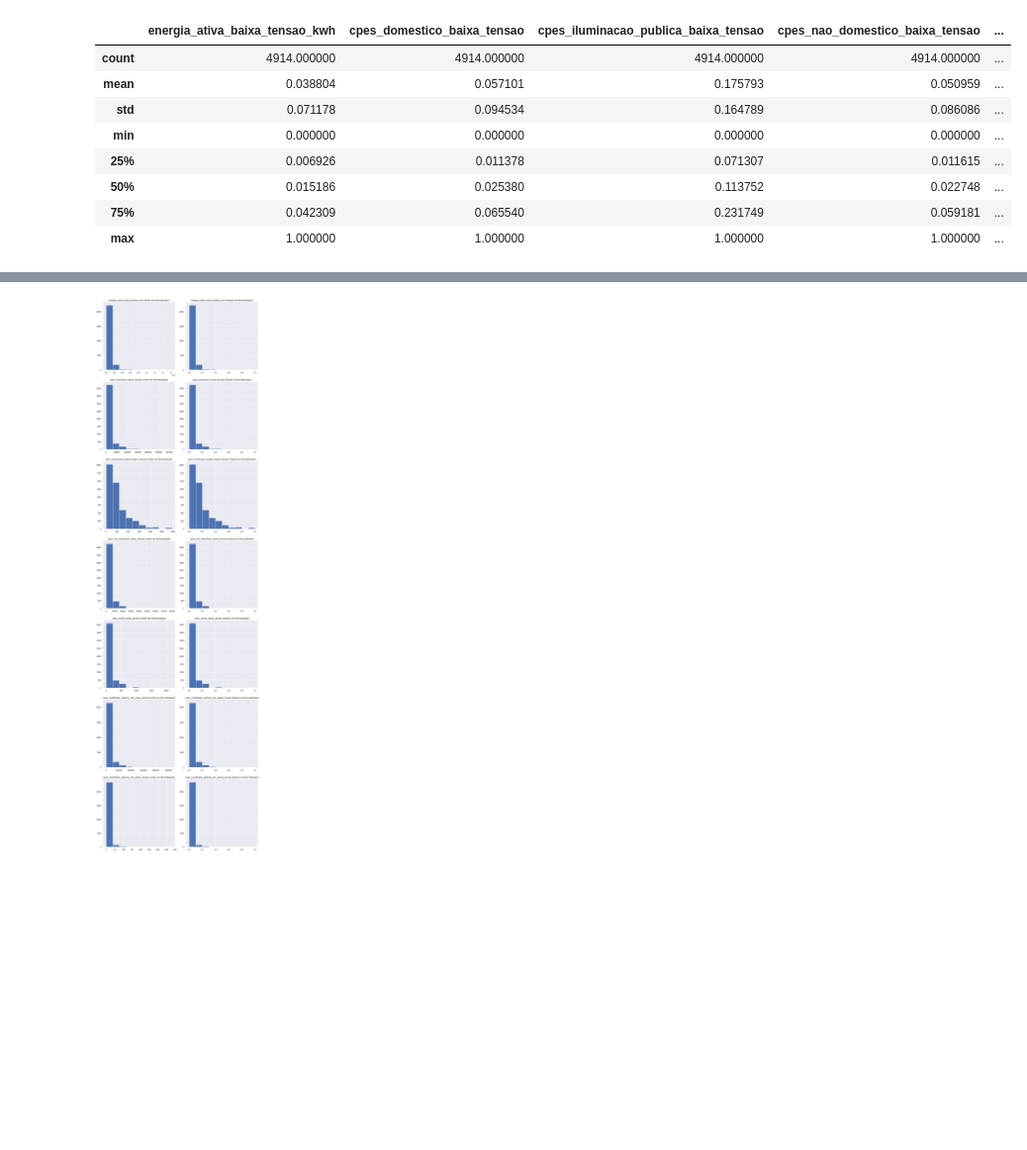
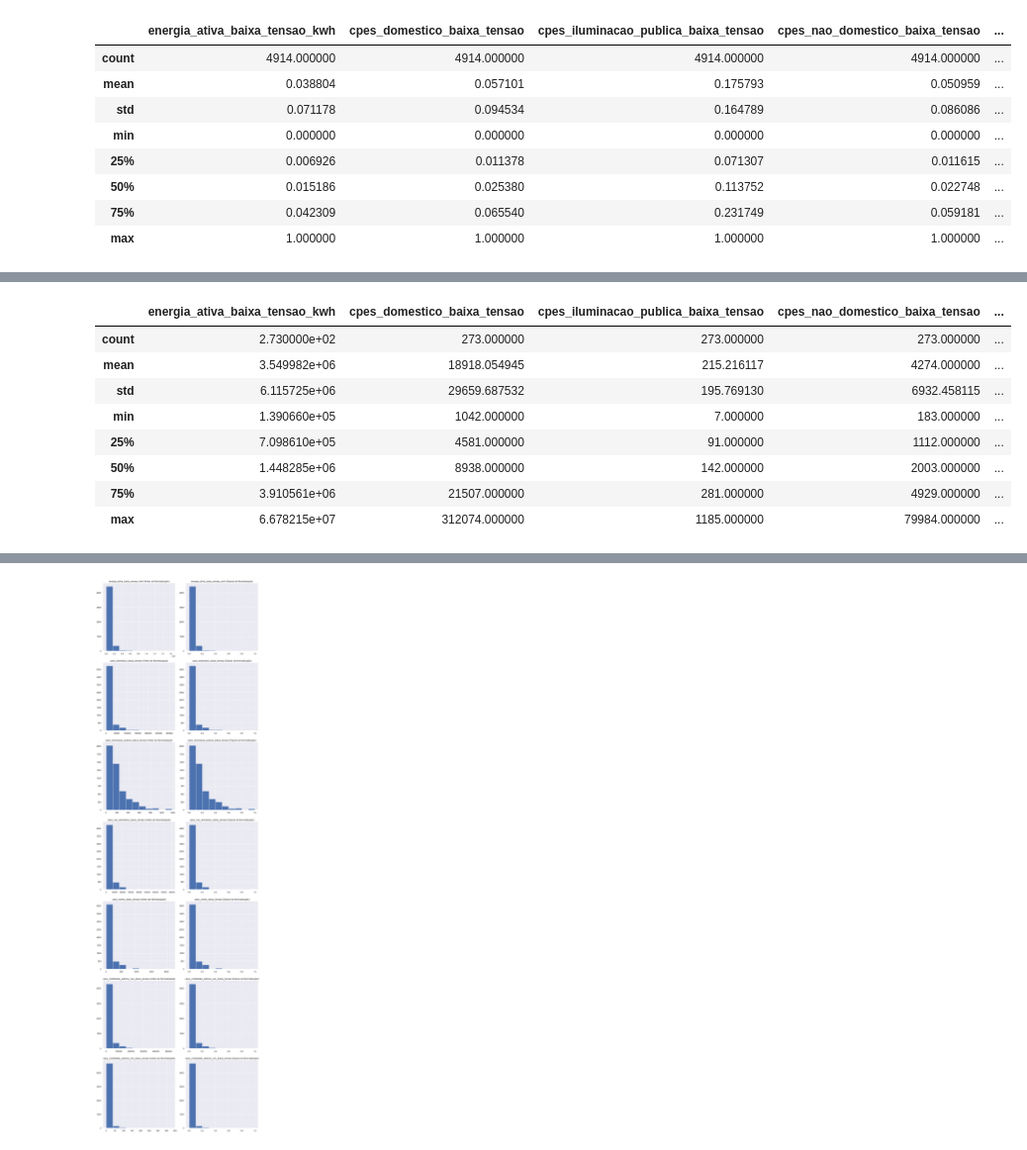
Before and after one commit to kreativermario/Projeto-DECD, a Jupyter notebook: notebooks/data_preparation_numeric.ipynb, the cells around one changed output, grey strips where cells are left out. Shown at 99% size. Drawn from its saved outputs; the diff is of its cells as text; code cells hidden in the pictures; blank space fills up the shorter version.

Commit message:
Normalização data preparation_numeric

```diff
--- a/notebooks/data_preparation_numeric.ipynb
+++ b/notebooks/data_preparation_numeric.ipynb
@@ -498,0 +573,13 @@ baixa_tensao_scaled_min_max_df.describe()
+# %%
+# Estatísticas resumidas antes da normalização
+baixa_tensao_2024_df.describe()
+# %% [output]
+|  | energia_ativa_baixa_tensao_kwh | cpes_domestico_baixa_tensao | cpes_iluminacao_publica_baixa_tensao | cpes_nao_domestico_baixa_tensao | ... |
+| count | 2.730000e+02 | 273.000000 | 273.000000 | 273.000000 | ... |
+| mean | 3.549982e+06 | 18918.054945 | 215.216117 | 4274.000000 | ... |
+| std | 6.115725e+06 | 29659.687532 | 195.769130 | 6932.458115 | ... |
+| min | 1.390660e+05 | 1042.000000 | 7.000000 | 183.000000 | ... |
+| 25% | 7.098610e+05 | 4581.000000 | 91.000000 | 1112.000000 | ... |
+| 50% | 1.448285e+06 | 8938.000000 | 142.000000 | 2003.000000 | ... |
+| 75% | 3.910561e+06 | 21507.000000 | 281.000000 | 4929.000000 | ... |
+| max | 6.678215e+07 | 312074.000000 | 1185.000000 | 79984.000000 | ... |
```
Also changed, not shown: parts of 62 cells of this notebook, 1 other file.
